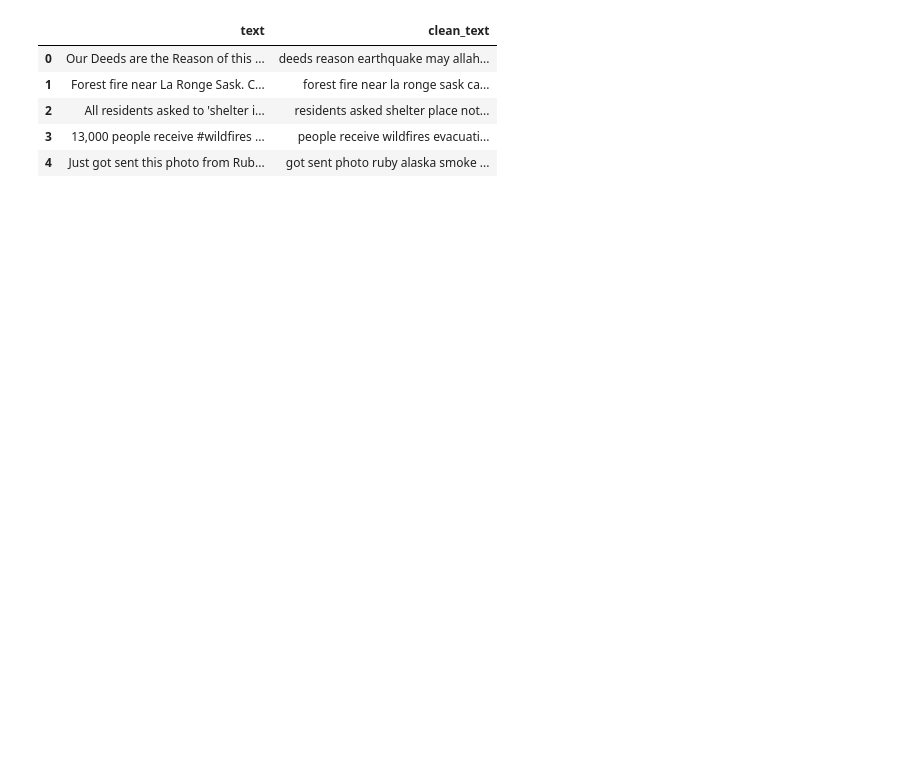
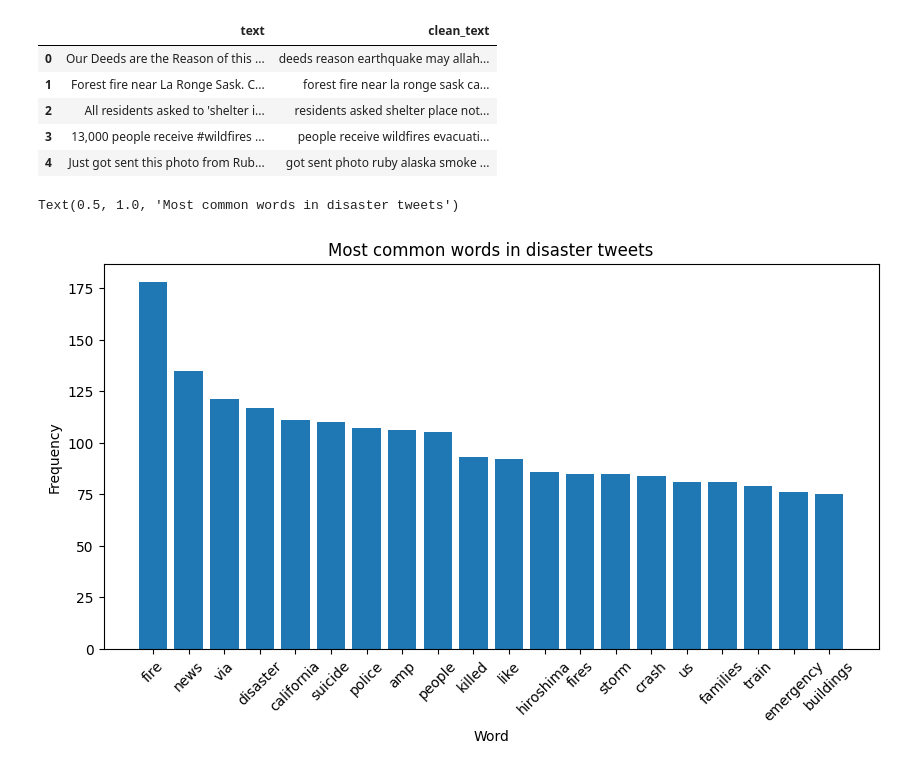
Before and after one commit to Montoya086/Natural-Lang-Process, a Jupyter notebook: tweet-analizer.ipynb, the cells around one changed output. Drawn from its saved outputs; the diff is of its cells as text; code cells hidden in the pictures; blank space fills up the shorter version.

Commit message:
word freq

```diff
--- a/tweet-analizer.ipynb
+++ b/tweet-analizer.ipynb
@@ -50,3 +55,24 @@ df[['text', 'clean_text']].head()
 | 2 | All residents asked to 'shelter i... | residents asked shelter place not... |
 | 3 | 13,000 people receive #wildfires ... | people receive wildfires evacuati... |
 | 4 | Just got sent this photo from Rub... | got sent photo ruby alaska smoke ... |
+# %%
+disaster_tweets = df[df['target'] == 1]['clean_text']
+non_disaster_tweets = df[df['target'] == 0]['clean_text']
+# %%
+disaster_words = ' '.join(disaster_tweets).split()
+non_disaster_words = ' '.join(non_disaster_tweets).split()
+# %%
+disaster_word_freq = Counter(disaster_words)
+non_disaster_word_freq = Counter(non_disaster_words)
+# %%
+#plot the most common words in disaster tweets with a bar chart
+disaster_word_freq_df = pd.DataFrame(disaster_word_freq.most_common(20), columns=['word', 'frequency'])
+plt.figure(figsize=(10, 5))
+plt.bar(disaster_word_freq_df['word'], disaster_word_freq_df['frequency'])
+plt.xticks(rotation=45)
+plt.xlabel('Word')
+plt.ylabel('Frequency')
+plt.title('Most common words in disaster tweets')
+# %% [output]
+Text(0.5, 1.0, 'Most common words in disaster tweets')
+[figure, added]
```
Also changed, not shown: parts of 4 cells of this notebook, 1 other file.
